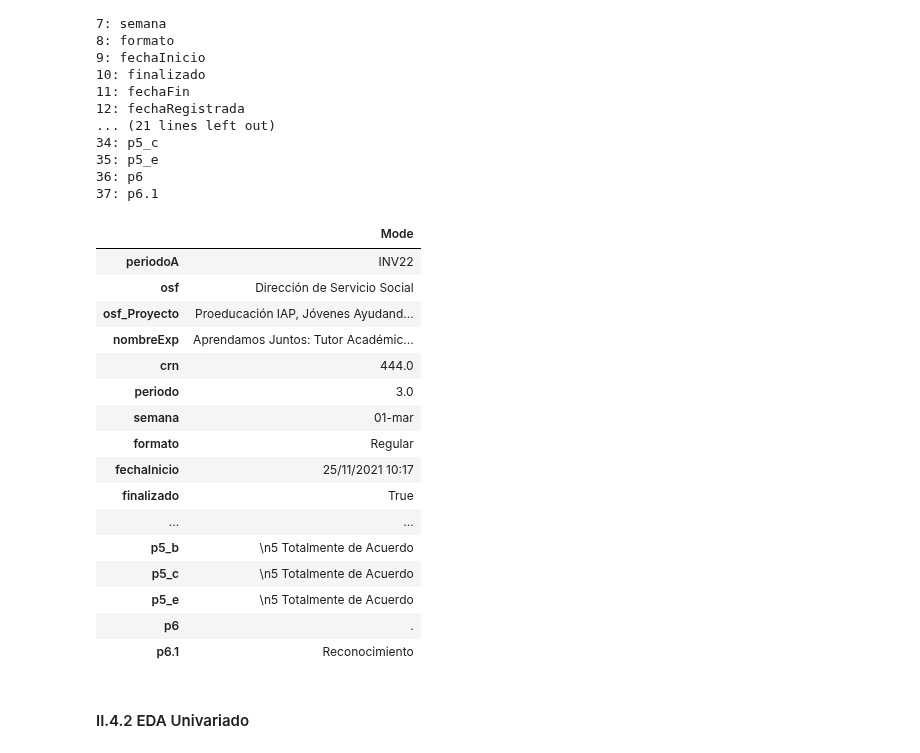
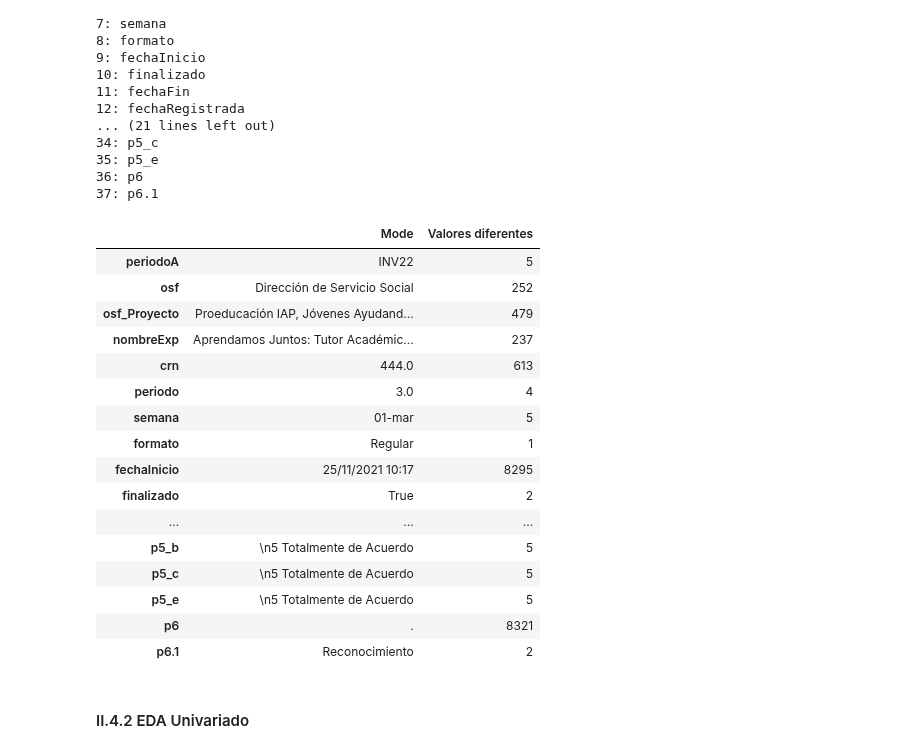
Before and after one commit to EstebanPerez25/ACD-Modelo_predictivo_de_satisfacion, a Jupyter notebook: Modelo_predictivo_de_satisfacción.ipynb, the cells around one changed output. Cells and saved outputs as stored; diff of their text form; code cells hidden in the pictures.

```diff
--- a/Modelo_predictivo_de_satisfacción.ipynb
+++ b/Modelo_predictivo_de_satisfacción.ipynb
@@ -347,29 +347,32 @@ for i,y in enumerate(v_cualitativas):
 # %%
 dict_mode = {}
 
 for x in v_cualitativas:
     dict_mode[x] = df_m[x].mode()[0]
     #print(f'{x}: {df_m[x].mode()[0]}')
 
 
-pd.DataFrame.from_dict(dict_mode, orient='index').rename(columns={0:'Mode'})
+df_vCual = pd.DataFrame.from_dict(dict_mode, orient='index').rename(columns={0:'Mode'})
+
+df_vCual['Valores diferentes'] = [len(df_m[x].value_counts()) for x in v_cualitativas]
+df_vCual
 # %% [output]
-|  | Mode |
-| periodoA | INV22 |
-| osf | Dirección de Servicio Social |
-| osf_Proyecto | Proeducación IAP, Jóvenes Ayudand... |
-| nombreExp | Aprendamos Juntos: Tutor Académic... |
-| crn | 444.0 |
-| periodo | 3.0 |
-| semana | 01-mar |
-| formato | Regular |
-| fechaInicio | 25/11/2021 10:17 |
-| finalizado | True |
-| ... | ... |
-| p5_b | \n5 Totalmente de Acuerdo |
-| p5_c | \n5 Totalmente de Acuerdo |
-| p5_e | \n5 Totalmente de Acuerdo |
-| p6 | . |
-| p6.1 | Reconocimiento |
+|  | Mode | Valores diferentes |
+| periodoA | INV22 | 5 |
+| osf | Dirección de Servicio Social | 252 |
+| osf_Proyecto | Proeducación IAP, Jóvenes Ayudand... | 479 |
+| nombreExp | Aprendamos Juntos: Tutor Académic... | 237 |
+| crn | 444.0 | 613 |
+| periodo | 3.0 | 4 |
+| semana | 01-mar | 5 |
+| formato | Regular | 1 |
+| fechaInicio | 25/11/2021 10:17 | 8295 |
+| finalizado | True | 2 |
+| ... | ... | ... |
+| p5_b | \n5 Totalmente de Acuerdo | 5 |
+| p5_c | \n5 Totalmente de Acuerdo | 5 |
+| p5_e | \n5 Totalmente de Acuerdo | 5 |
+| p6 | . | 8321 |
+| p6.1 | Reconocimiento | 2 |
 # %% [markdown]
 #### II.4.2 EDA Univariado
```
Also changed, not shown: parts of 3 cells of this notebook.
